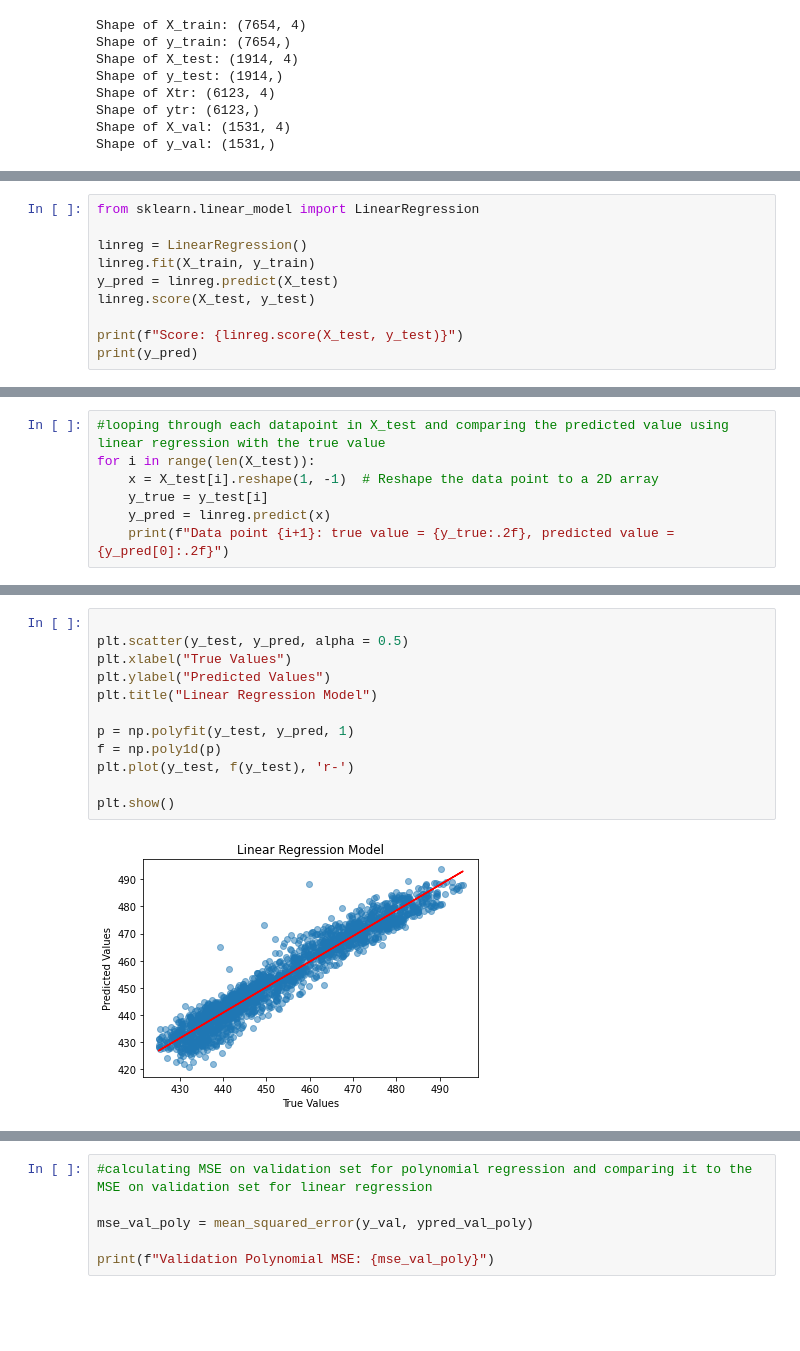
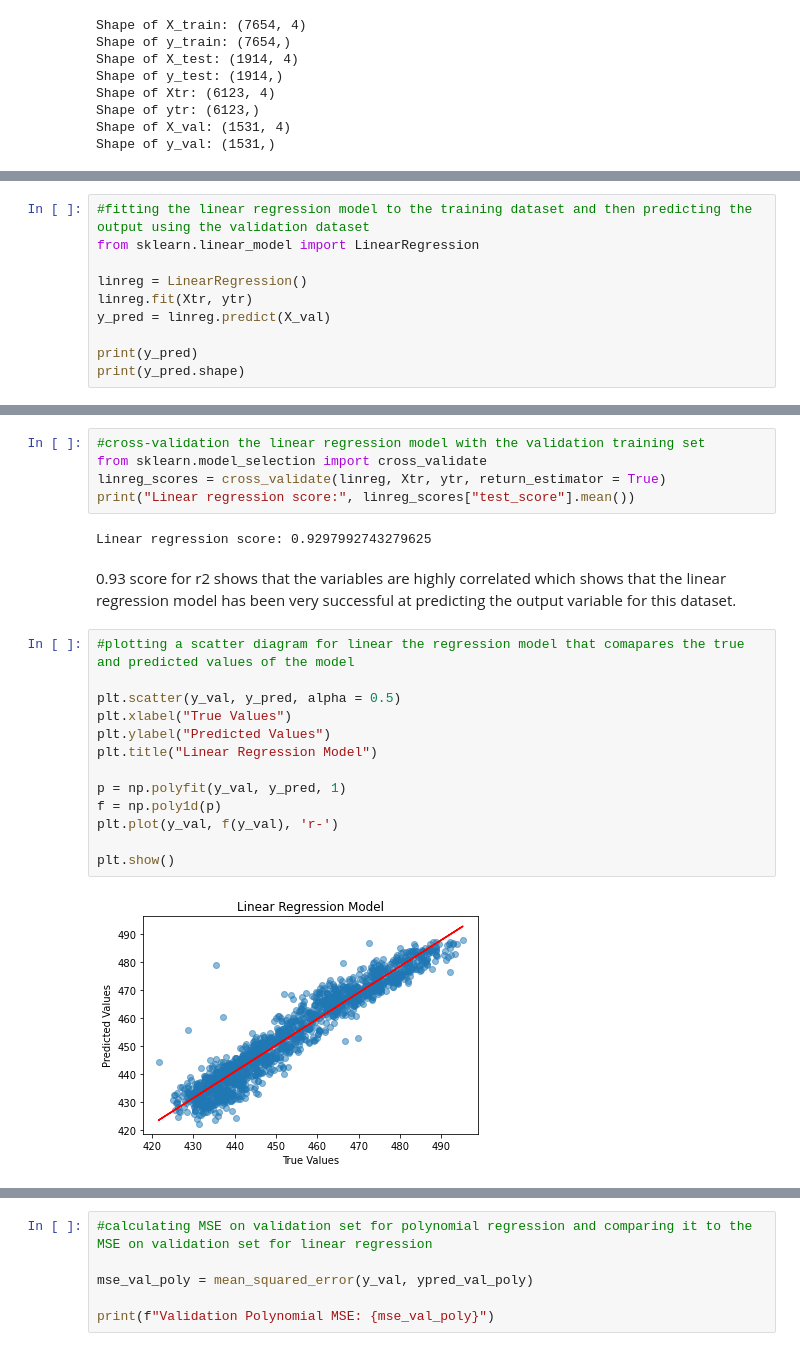
Before and after one commit to Courtsy/Intro-to-AI, a Jupyter notebook: AICoursework.ipynb, the cells around one changed output, grey strips where cells are left out. Drawn from its saved outputs; the diff is of its cells as text; blank space fills up the shorter version.

```diff
--- a/AICoursework.ipynb
+++ b/AICoursework.ipynb
@@ -62,11 +68,11 @@ Shape of y_val: (1531,)
 # %%
+#fitting the linear regression model to the training dataset and then predicting the output using the validation dataset
 from sklearn.linear_model import LinearRegression
 
 linreg = LinearRegression()
-linreg.fit(X_train, y_train)
-y_pred = linreg.predict(X_test)
-linreg.score(X_test, y_test)
+linreg.fit(Xtr, ytr)
+y_pred = linreg.predict(X_val)
 
-print(f"Score: {linreg.score(X_test, y_test)}")
 print(y_pred)
+print(y_pred.shape)
 # %% [output]
@@ -76,7 +81,0 @@ Score: 0.9301046431962188
-# %%
-#looping through each datapoint in X_test and comparing the predicted value using linear regression with the true value
-for i in range(len(X_test)):
-    x = X_test[i].reshape(1, -1)  # Reshape the data point to a 2D array
-    y_true = y_test[i]
-    y_pred = linreg.predict(x)
-    print(f"Data point {i+1}: true value = {y_true:.2f}, predicted value = {y_pred[0]:.2f}")
@@ -108,14 +89,24 @@ r2
+# %%
+#cross-validation the linear regression model with the validation training set
+from sklearn.model_selection import cross_validate
+linreg_scores = cross_validate(linreg, Xtr, ytr, return_estimator = True)
+print("Linear regression score:", linreg_scores["test_score"].mean())
+# %% [output]
+Linear regression score: 0.9297992743279625
+# %% [markdown]
+0.93 score for r2 shows that the variables are highly correlated which shows that the linear regression model has been very successful at predicting the output variable for this dataset.
 # %%
+#plotting a scatter diagram for linear the regression model that comapares the true and predicted values of the model
 
-plt.scatter(y_test, y_pred, alpha = 0.5)
+plt.scatter(y_val, y_pred, alpha = 0.5)
 plt.xlabel("True Values")
 plt.ylabel("Predicted Values")
 plt.title("Linear Regression Model")
 
-p = np.polyfit(y_test, y_pred, 1)
+p = np.polyfit(y_val, y_pred, 1)
 f = np.poly1d(p)
-plt.plot(y_test, f(y_test), 'r-')
+plt.plot(y_val, f(y_val), 'r-')
 
 plt.show()
 # %% [output]
-[figure, old version]
+[figure, new version]
```
Also changed, not shown: parts of 56 cells of this notebook.
